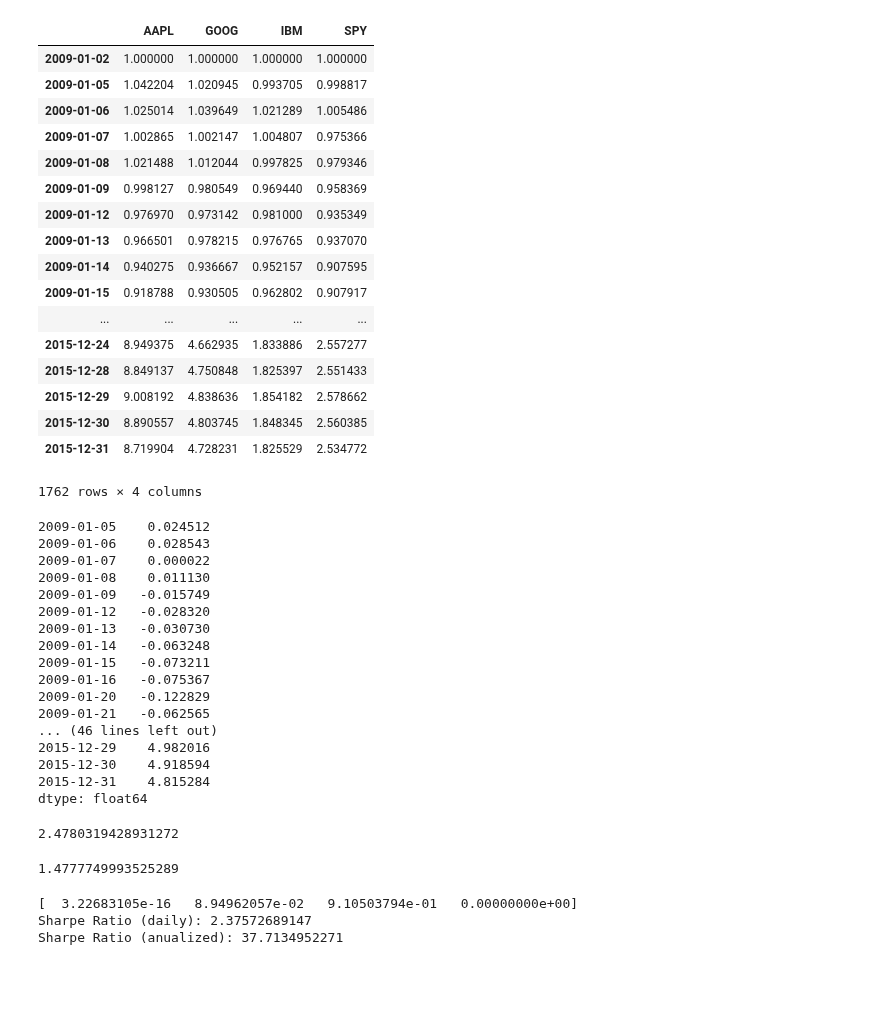
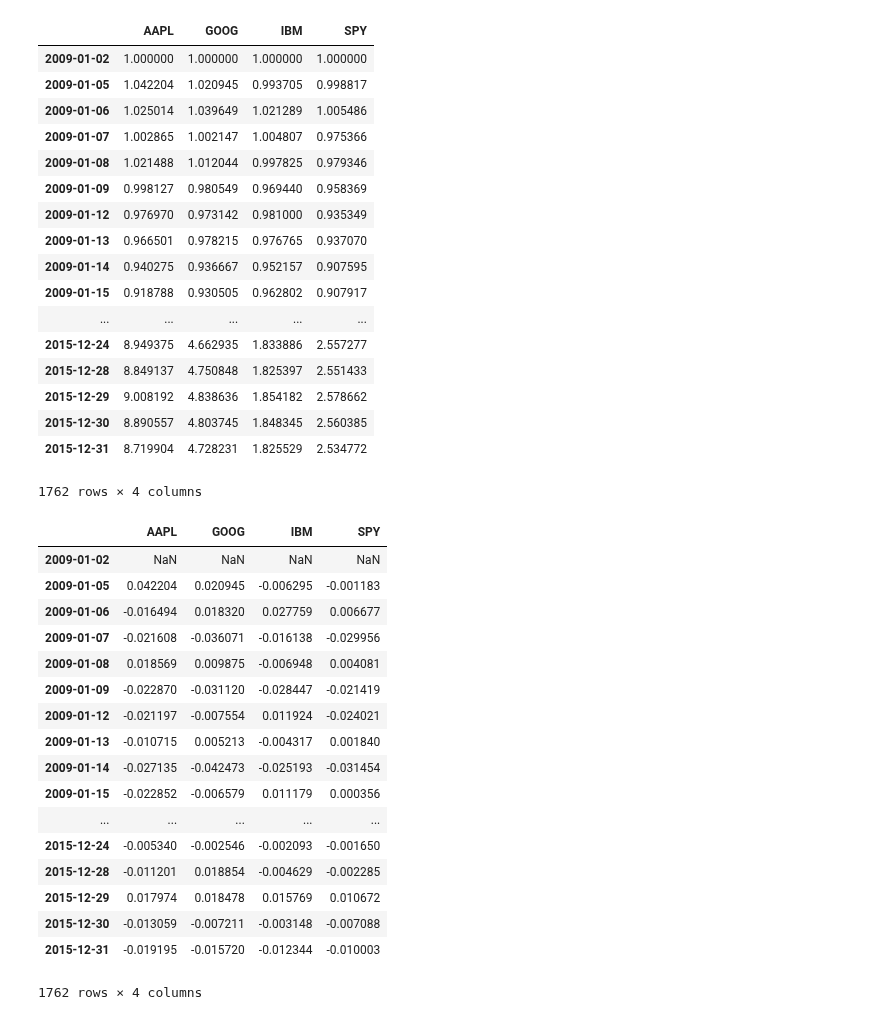
Before and after one commit to savourylie/Stock-Price-Forecaster, a Jupyter notebook: portfOptimizer/PortfolioOptimizer.ipynb, the cells around one changed output. Cells and saved outputs as stored; diff of their text form; code cells hidden in the pictures; blank space fills up the shorter version.

```diff
--- a/portfOptimizer/PortfolioOptimizer.ipynb
+++ b/portfOptimizer/PortfolioOptimizer.ipynb
@@ -82,60 +82,57 @@ dates = pd.date_range("2009-01-01", "2015-12-31")
 data = get_data("/stocksYahoo/", dates)
 data_normalized = price_normalizer(data)
 
 display(data_normalized)
+display(data_normalized / data_normalized.shift(1) - 1)
 
-display(daily_rp([0.4, 0.4, 0.1, 0.1], data_normalized))
-display(daily_rp([0.4, 0.4, 0.1, 0.1], data_normalized).mean())
-display(daily_rp([0.4, 0.4, 0.1, 0.1], data_normalized).std())
+# display(daily_rp([0.4, 0.4, 0.1, 0.1], data_normalized))
+# display(daily_rp([0.4, 0.4, 0.1, 0.1], data_normalized).mean())
+# display(daily_rp([0.4, 0.4, 0.1, 0.1], data_normalized).std())
 
-# display(SR([0.4, 0.4, 0.1, 0.1], data_normalized))
-cf = fit_line(data_normalized, negSR)
-print(cf)
-print("Sharpe Ratio (daily): {}").format(SR(cf, data_normalized))
-print("Sharpe Ratio (anualized): {}").format(SR_annual(SR(cf, data_normalized), 252))
+# # display(SR([0.4, 0.4, 0.1, 0.1], data_normalized))
+# cf = fit_line(data_normalized, negSR)
+# print(cf)
+# print("Sharpe Ratio (daily): {}").format(SR(cf, data_normalized))
+# print("Sharpe Ratio (anualized): {}").format(SR_annual(SR(cf, data_normalized), 252))
 
 # def daily_Rp(df, port_pm):
 #     """This function takes a dataframe of daily prices of multiple stocks and their allocations,
 #        and returns a dataframe of the daily returns of the porfolio for each day of the original dataframe.
 #     """
 # %% [output]
 |  | AAPL | GOOG | IBM | SPY |
 | 2009-01-02 | 1.000000 | 1.000000 | 1.000000 | 1.000000 |
 | 2009-01-05 | 1.042204 | 1.020945 | 0.993705 | 0.998817 |
 | 2009-01-06 | 1.025014 | 1.039649 | 1.021289 | 1.005486 |
 | 2009-01-07 | 1.002865 | 1.002147 | 1.004807 | 0.975366 |
 | 2009-01-08 | 1.021488 | 1.012044 | 0.997825 | 0.979346 |
 | 2009-01-09 | 0.998127 | 0.980549 | 0.969440 | 0.958369 |
 | 2009-01-12 | 0.976970 | 0.973142 | 0.981000 | 0.935349 |
 | 2009-01-13 | 0.966501 | 0.978215 | 0.976765 | 0.937070 |
 | 2009-01-14 | 0.940275 | 0.936667 | 0.952157 | 0.907595 |
 | 2009-01-15 | 0.918788 | 0.930505 | 0.962802 | 0.907917 |
 | ... | ... | ... | ... | ... |
 | 2015-12-24 | 8.949375 | 4.662935 | 1.833886 | 2.557277 |
 | 2015-12-28 | 8.849137 | 4.750848 | 1.825397 | 2.551433 |
 | 2015-12-29 | 9.008192 | 4.838636 | 1.854182 | 2.578662 |
 | 2015-12-30 | 8.890557 | 4.803745 | 1.848345 | 2.560385 |
 | 2015-12-31 | 8.719904 | 4.728231 | 1.825529 | 2.534772 |
 1762 rows × 4 columns
+|  | AAPL | GOOG | IBM | SPY |
+| 2009-01-02 | NaN | NaN | NaN | NaN |
+| 2009-01-05 | 0.042204 | 0.020945 | -0.006295 | -0.001183 |
+| 2009-01-06 | -0.016494 | 0.018320 | 0.027759 | 0.006677 |
+| 2009-01-07 | -0.021608 | -0.036071 | -0.016138 | -0.029956 |
+| 2009-01-08 | 0.018569 | 0.009875 | -0.006948 | 0.004081 |
+| 2009-01-09 | -0.022870 | -0.031120 | -0.028447 | -0.021419 |
+| 2009-01-12 | -0.021197 | -0.007554 | 0.011924 | -0.024021 |
+| 2009-01-13 | -0.010715 | 0.005213 | -0.004317 | 0.001840 |
+| 2009-01-14 | -0.027135 | -0.042473 | -0.025193 | -0.031454 |
+| 2009-01-15 | -0.022852 | -0.006579 | 0.011179 | 0.000356 |
+| ... | ... | ... | ... | ... |
+| 2015-12-24 | -0.005340 | -0.002546 | -0.002093 | -0.001650 |
+| 2015-12-28 | -0.011201 | 0.018854 | -0.004629 | -0.002285 |
+| 2015-12-29 | 0.017974 | 0.018478 | 0.015769 | 0.010672 |
+| 2015-12-30 | -0.013059 | -0.007211 | -0.003148 | -0.007088 |
+| 2015-12-31 | -0.019195 | -0.015720 | -0.012344 | -0.010003 |
-2009-01-05    0.024512
-2009-01-06    0.028543
-2009-01-07    0.000022
-2009-01-08    0.011130
-2009-01-09   -0.015749
-2009-01-12   -0.028320
-2009-01-13   -0.030730
-2009-01-14   -0.063248
-2009-01-15   -0.073211
-2009-01-16   -0.075367
-2009-01-20   -0.122829
-2009-01-21   -0.062565
-... (46 lines left out)
-2015-12-29    4.982016
-2015-12-30    4.918594
-2015-12-31    4.815284
-dtype: float64
+1762 rows × 4 columns
-2.4780319428931272
-1.4777749993525289
-[  3.22683105e-16   8.94962057e-02   9.10503794e-01   0.00000000e+00]
-Sharpe Ratio (daily): 2.37572689147
-Sharpe Ratio (anualized): 37.7134952271
```
Also changed, not shown: 1 other file.
